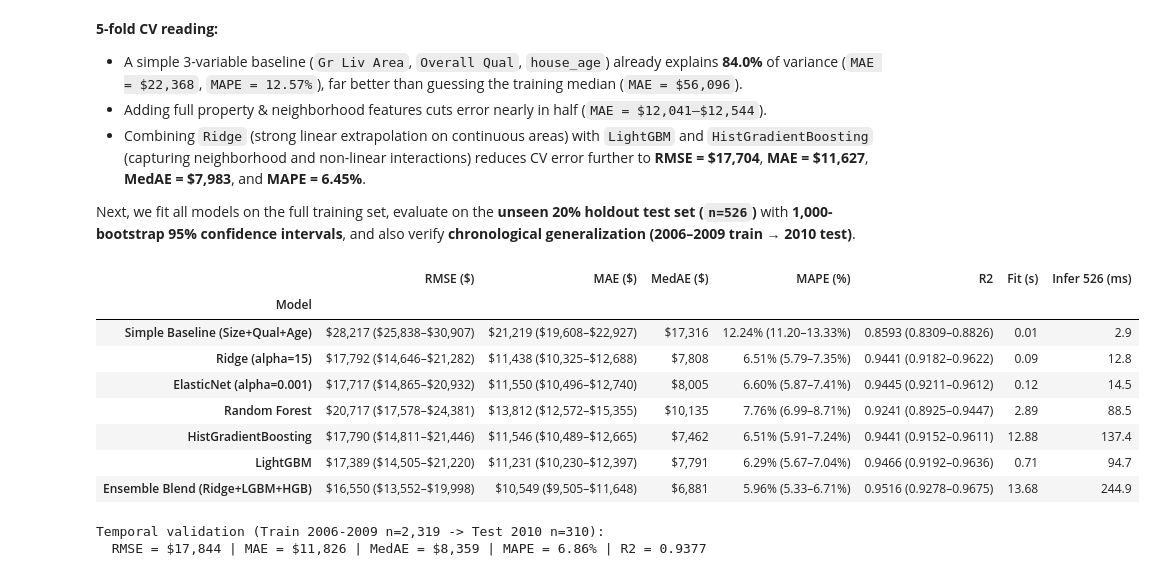
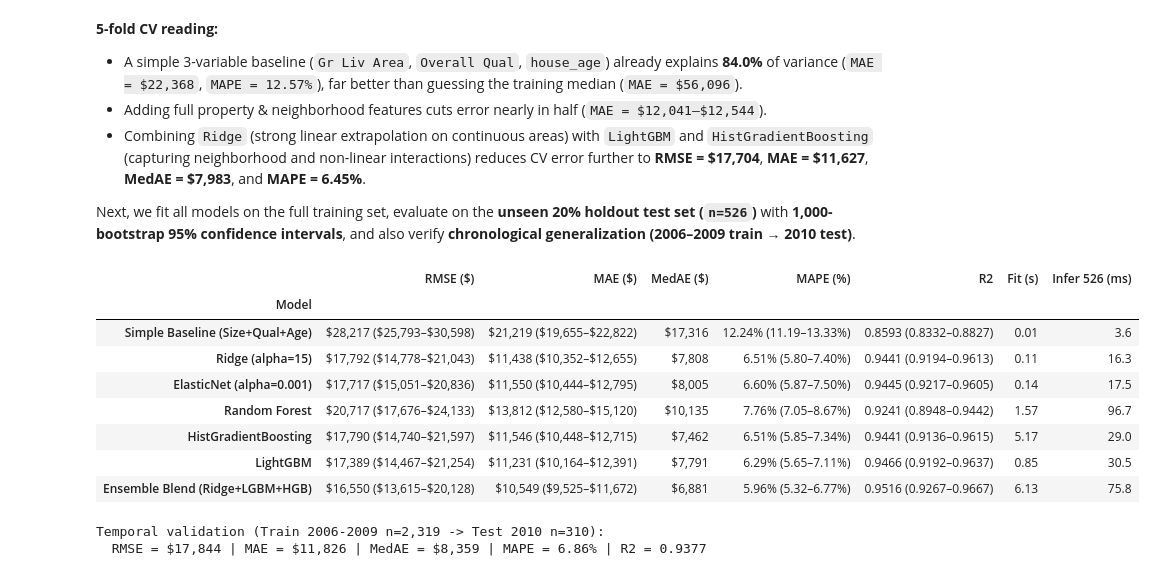
Before and after one commit to daniosp/final-proyect-ml, a Jupyter notebook: main/clearview_analysis.ipynb, the cells around one changed output. Saved outputs shown, nothing was run; the diff lists cells and outputs as text; code cells hidden in the pictures.

```diff
--- a/main/clearview_analysis.ipynb
+++ b/main/clearview_analysis.ipynb
@@ -33,6 +33,7 @@ import os
 import random
 import re
 import sys
+import zlib
 from pathlib import Path
 
 import matplotlib
@@ -42,13 +43,28 @@ import numpy as np
 import pandas as pd
 import seaborn as sns
 import sklearn
+import lightgbm
 import statsmodels.api as sm
 
 # --- Reproducibility -------------------------------------------------------
+# Results are only guaranteed inside the project's uv environment (Python 3.12 + uv.lock).
+assert sys.version_info[:2] == (3, 12), (
+    f"Python {sys.version.split()[0]} detected: run this notebook with the project's uv environment "
+    "(`uv sync`, then select the .venv kernel or use `uv run jupyter ...`). See README.")
 SEED = 42
 random.seed(SEED)
 np.random.seed(SEED)              # legacy global state, for libraries that still use it
-RNG = np.random.default_rng(SEED) # preferred generator for our own sampling/bootstrap
+
+
+def rng_for(task):
+    """Independent, reproducible random generator for one named task (bootstrap, permutation...).
+
+    Seeded from SEED and the task name, so the result does not depend on which cells ran before.
+    Calling it twice with the same name gives the same random draws (used to compare models on
+    identical bootstrap samples).
+    """
+    return np.random.default_rng([SEED, zlib.crc32(task.encode())])
+
 # Inherited by any worker subprocesses (e.g. joblib). It cannot change hashing in the
 # already-running kernel, and none of our results depend on that.
 os.environ["PYTHONHASHSEED"] = str(SEED)
@@ -88,6 +104,6 @@ def save_fig(fig, name):
 
 
 print(f"Python {sys.version.split()[0]} | pandas {pd.__version__} | numpy {np.__version__} | "
-      f"scikit-learn {sklearn.__version__} | matplotlib {matplotlib.__version__}")
+      f"scikit-learn {sklearn.__version__} | lightgbm {lightgbm.__version__} | matplotlib {matplotlib.__version__}")
 print(f"Project root: {ROOT}")
 # %% [output]
@@ -759,15 +786,15 @@ ref_fit = sm.OLS(y_ref[is_normal], X_ref[is_normal]).fit()
 ref["gap"] = y_ref - ref_fit.predict(X_ref)
 
 
-def bootstrap_median(x, n_boot=2000):
+def bootstrap_median(x, rng, n_boot=2000):
     x = np.asarray(x)
-    meds = np.median(x[RNG.integers(0, len(x), size=(n_boot, len(x)))], axis=1)
+    meds = np.median(x[rng.integers(0, len(x), size=(n_boot, len(x)))], axis=1)
     return np.percentile(meds, [2.5, 97.5])
 
 
 rows = []
 for cond, g in ref.groupby("Sale Condition"):
-    lo, hi = bootstrap_median(g["gap"])
+    lo, hi = bootstrap_median(g["gap"], rng_for(f"1.5 sale condition bootstrap: {cond}"))
     rows.append({"Sale Condition": cond, "n": len(g), "median price": g["SalePrice"].median(),
                  "median $/sqft": (g["SalePrice"] / g["Gr Liv Area"]).median(),
                  "% vs comparable Normal sale": 100 * np.expm1(g["gap"].median()),
@@ -1239,6 +1266,7 @@ LGB_PARAMS = dict(
     n_estimators=500, learning_rate=0.03, num_leaves=24, colsample_bytree=0.7,
     subsample=0.8, subsample_freq=1, min_child_samples=15, reg_alpha=0.1, reg_lambda=1.0,
     random_state=SEED, verbose=-1, n_jobs=-1,
+    deterministic=True, force_row_wise=True,  # bit-for-bit repeatable results regardless of thread count
 )
 
 _, _, m_no_lf = cv_oof_log_model(
@@ -1365,11 +1393,11 @@ Next, we fit all models on the full training set, evaluate on the **unseen 20% h
 import time
 
 
-def bootstrap_metrics(y_true, y_pred, n_boot=1000):
+def bootstrap_metrics(y_true, y_pred, rng, n_boot=1000):
     n = len(y_true)
     rmses, maes, mapes, r2s = np.empty(n_boot), np.empty(n_boot), np.empty(n_boot), np.empty(n_boot)
     for b in range(n_boot):
-        idx = RNG.integers(0, n, size=n)
+        idx = rng.integers(0, n, size=n)
         yt, yp = y_true[idx], y_pred[idx]
         rmses[b] = root_mean_squared_error(yt, yp)
         maes[b] = mean_absolute_error(yt, yp)
@@ -1413,41 +1441,42 @@ blend_test_log = (
     W_RIDGE * test_preds_log["Ridge (alpha=15)"]
     + W_LGB * test_preds_log["LightGBM"]
     + W_HGB * test_preds_log["HistGradientBoosting"]
 )
 blend_test_usd = np.exp(blend_test_log) * blend_smear
 blend_pred_ms = sum(timings[k][1] for k in ["Ridge (alpha=15)", "LightGBM", "HistGradientBoosting"])
 test_preds_usd["Ensemble Blend (Ridge+LGBM+HGB)"] = blend_test_usd
 timings["Ensemble Blend (Ridge+LGBM+HGB)"] = (
     sum(timings[k][0] for k in ["Ridge (alpha=15)", "LightGBM", "HistGradientBoosting"]),
     blend_pred_ms
 )
 
 rows_test = []
 for name, preds in test_preds_usd.items():
-    bm = bootstrap_metrics(p_test_usd, preds, n_boot=1000)
+    # Same task name for every model -> identical bootstrap samples, so models are compared on the same data
+    bm = bootstrap_metrics(p_test_usd, preds, rng_for("3 holdout test bootstrap"), n_boot=1000)
     rows_test.append({
         "Model": name,
         "RMSE ($)": f"${bm['RMSE'][0]:,.0f} (${bm['RMSE'][1]:,.0f}–${bm['RMSE'][2]:,.0f})",
         "MAE ($)": f"${bm['MAE'][0]:,.0f} (${bm['MAE'][1]:,.0f}–${bm['MAE'][2]:,.0f})",
         "MedAE ($)": f"${np.median(np.abs(p_test_usd - preds)):,.0f}",
         "MAPE (%)": f"{bm['MAPE'][0]:.2f}% ({bm['MAPE'][1]:.2f}–{bm['MAPE'][2]:.2f}%)",
         "R2": f"{bm['R2'][0]:.4f} ({bm['R2'][1]:.4f}–{bm['R2'][2]:.4f})",
         "Fit (s)": round(timings[name][0], 2),
         "Infer 526 (ms)": round(timings[name][1], 1),
     })
 
 test_summary_df = pd.DataFrame(rows_test).set_index("Model")
 test_summary_df
 # %% [output]
 |  | RMSE ($) | MAE ($) | MedAE ($) | MAPE (%) | R2 | Fit (s) | Infer 526 (ms) |
 | Model |  |  |  |  |  |  |  |
-| Simple Baseline (Size+Qual+Age) | $28,217 ($25,838–$30,907) | $21,219 ($19,608–$22,927) | $17,316 | 12.24% (11.20–13.33%) | 0.8593 (0.8309–0.8826) | 0.01 | 2.9 |
-| Ridge (alpha=15) | $17,792 ($14,646–$21,282) | $11,438 ($10,325–$12,688) | $7,808 | 6.51% (5.79–7.35%) | 0.9441 (0.9182–0.9622) | 0.09 | 12.8 |
-| ElasticNet (alpha=0.001) | $17,717 ($14,865–$20,932) | $11,550 ($10,496–$12,740) | $8,005 | 6.60% (5.87–7.41%) | 0.9445 (0.9211–0.9612) | 0.12 | 14.5 |
-| Random Forest | $20,717 ($17,578–$24,381) | $13,812 ($12,572–$15,355) | $10,135 | 7.76% (6.99–8.71%) | 0.9241 (0.8925–0.9447) | 2.89 | 88.5 |
-| HistGradientBoosting | $17,790 ($14,811–$21,446) | $11,546 ($10,489–$12,665) | $7,462 | 6.51% (5.91–7.24%) | 0.9441 (0.9152–0.9611) | 12.88 | 137.4 |
-| LightGBM | $17,389 ($14,505–$21,220) | $11,231 ($10,230–$12,397) | $7,791 | 6.29% (5.67–7.04%) | 0.9466 (0.9192–0.9636) | 0.71 | 94.7 |
-| Ensemble Blend (Ridge+LGBM+HGB) | $16,550 ($13,552–$19,998) | $10,549 ($9,505–$11,648) | $6,881 | 5.96% (5.33–6.71%) | 0.9516 (0.9278–0.9675) | 13.68 | 244.9 |
+| Simple Baseline (Size+Qual+Age) | $28,217 ($25,793–$30,598) | $21,219 ($19,655–$22,822) | $17,316 | 12.24% (11.19–13.33%) | 0.8593 (0.8332–0.8827) | 0.01 | 3.6 |
+| Ridge (alpha=15) | $17,792 ($14,778–$21,043) | $11,438 ($10,352–$12,655) | $7,808 | 6.51% (5.80–7.40%) | 0.9441 (0.9194–0.9613) | 0.11 | 16.3 |
+| ElasticNet (alpha=0.001) | $17,717 ($15,051–$20,836) | $11,550 ($10,444–$12,795) | $8,005 | 6.60% (5.87–7.50%) | 0.9445 (0.9217–0.9605) | 0.14 | 17.5 |
+| Random Forest | $20,717 ($17,676–$24,133) | $13,812 ($12,580–$15,120) | $10,135 | 7.76% (7.05–8.67%) | 0.9241 (0.8948–0.9442) | 1.57 | 96.7 |
+| HistGradientBoosting | $17,790 ($14,740–$21,597) | $11,546 ($10,448–$12,715) | $7,462 | 6.51% (5.85–7.34%) | 0.9441 (0.9136–0.9615) | 5.17 | 29.0 |
+| LightGBM | $17,389 ($14,467–$21,254) | $11,231 ($10,164–$12,391) | $7,791 | 6.29% (5.65–7.11%) | 0.9466 (0.9192–0.9637) | 0.85 | 30.5 |
+| Ensemble Blend (Ridge+LGBM+HGB) | $16,550 ($13,615–$20,128) | $10,549 ($9,525–$11,672) | $6,881 | 5.96% (5.32–6.77%) | 0.9516 (0.9267–0.9667) | 6.13 | 75.8 |
 # %%
 # Temporal validation check: train on 2006-2009, test on 2010
 tr_temp = data_fe[data_fe["Yr Sold"] < 2010].copy()
```
Also changed, not shown: parts of 6 cells of this notebook, 11 other files.
